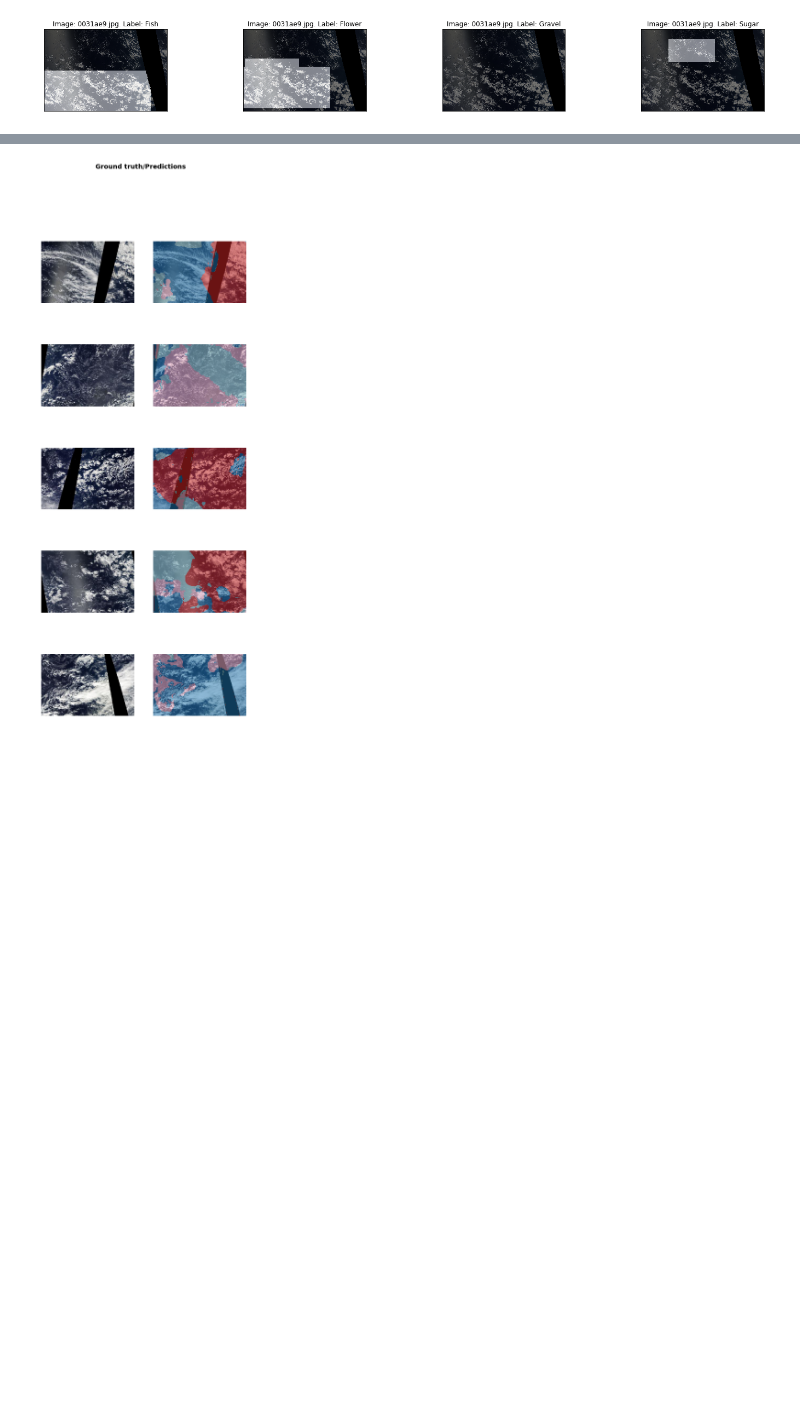
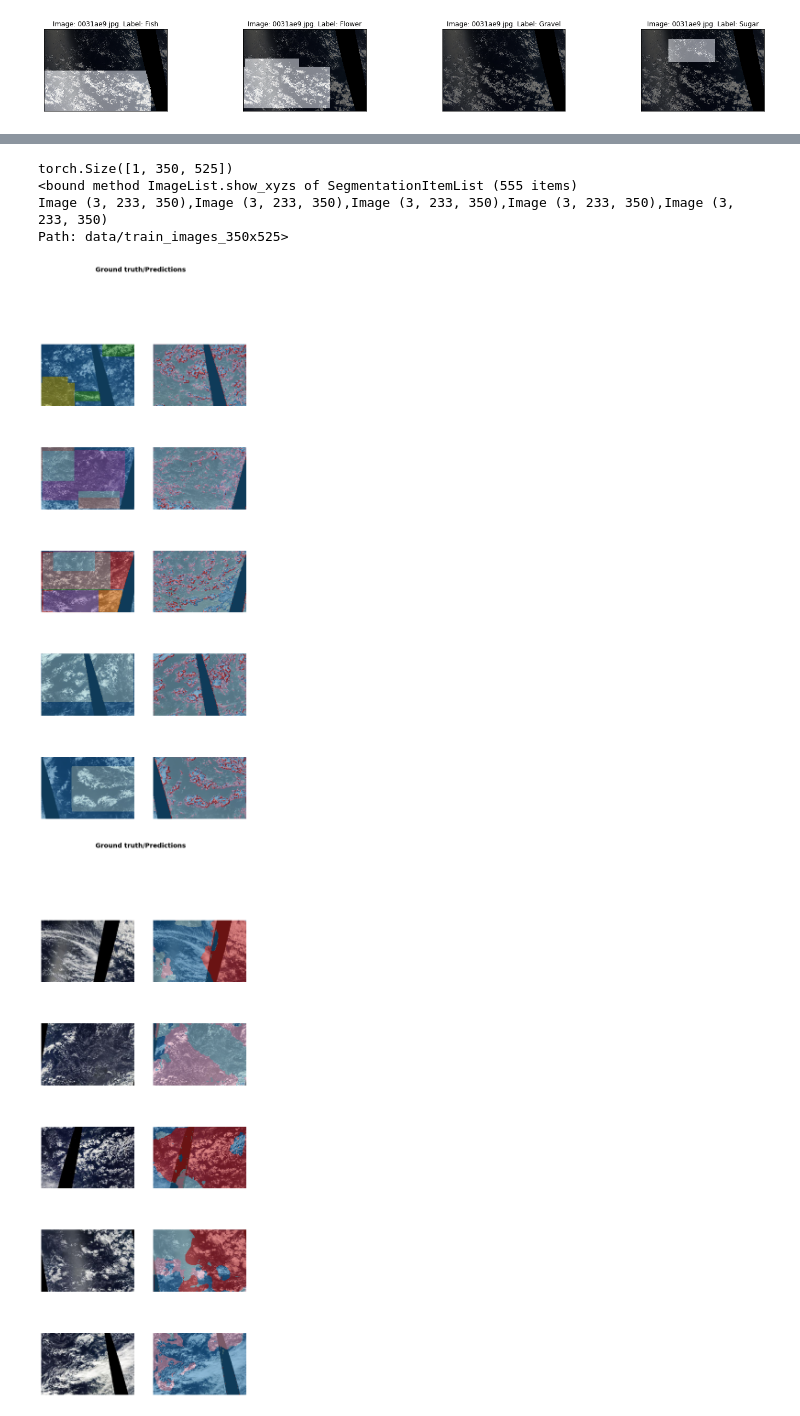
Before and after one commit to JoshVarty/KaggleClouds, a Jupyter notebook: 01_BasicModel.ipynb, the cells around one changed output, grey strips where cells are left out. Cells and saved outputs as stored; diff of their text form; code cells hidden in the pictures; blank space fills up the shorter version.

```diff
--- a/01_BasicModel.ipynb
+++ b/01_BasicModel.ipynb
@@ -236,0 +237,51 @@ learn.fit_one_cycle(10, slice(lr), pct_start=0.9)
+# %%
+def custom_show_results(learn, ds_type=DatasetType.Valid, rows:int=5, **kwargs):
+    "Show `rows` result of predictions on `ds_type` dataset."
+    n_items = 5
+
+    if learn.dl(ds_type).batch_size < n_items:
+        n_items = learn.dl(ds_type).batch_size
+
+    ds = learn.dl(ds_type).dataset
+    learn.callbacks.append(RecordOnCPU())
+    preds = learn.pred_batch(ds_type)
+    *learn.callbacks,rec_cpu = learn.callbacks
+    x,y = rec_cpu.input,rec_cpu.target
+
+    norm = getattr(learn.data,'norm',False)
+    if norm:
+        x = learn.data.denorm(x)
+        if norm.keywords.get('do_y',False):
+            y     = learn.data.denorm(y, do_x=True)
+            preds = learn.data.denorm(preds, do_x=True)
+
+    analyze_kwargs,kwargs = split_kwargs_by_func(kwargs, ds.y.analyze_pred)
+    preds = [ds.y.analyze_pred(grab_idx(preds, i), **analyze_kwargs) for i in range(n_items)]
+    xs = [ds.x.reconstruct(grab_idx(x, i)) for i in range(n_items)]
+
+    if has_arg(ds.y.reconstruct, 'x'):
+        ys = [ds.y.reconstruct(grab_idx(y, i), x=x) for i,x in enumerate(xs)]
+        zs = [ds.y.reconstruct(z, x=x) for z,x in zip(preds,xs)]
+    else :
+        ys = [ds.y.reconstruct(grab_idx(y, i)) for i in range(n_items)]
+        zs = [ds.y.reconstruct(z) for z in preds]
+
+    title = 'Ground truth/Predictions'
+    axs = subplots(len(xs), 2, imgsize=4, title=title, weight='bold', size=14)
+    for i,(x,y,z) in enumerate(zip(xs,ys,zs)):
+
+        flatY = flattenImageSegment(y)
+        #x.show(ax=ax, y=flatY, title=fn)
+        x.show(ax=axs[i,0], y=flatY, **kwargs)
+        x.show(ax=axs[i,1], y=z, **kwargs)
+
+    print(ds.x.show_xyzs)
+    return xs, ys, zs
+# %%
+xs,ys,zs = custom_show_results(learn)
+# %% [output]
+torch.Size([1, 350, 525])
+<bound method ImageList.show_xyzs of SegmentationItemList (555 items)
+Image (3, 233, 350),Image (3, 233, 350),Image (3, 233, 350),Image (3, 233, 350),Image (3, 233, 350)
+Path: data/train_images_350x525>
+[figure, added]
```
Also changed, not shown: parts of 5 cells of this notebook.
